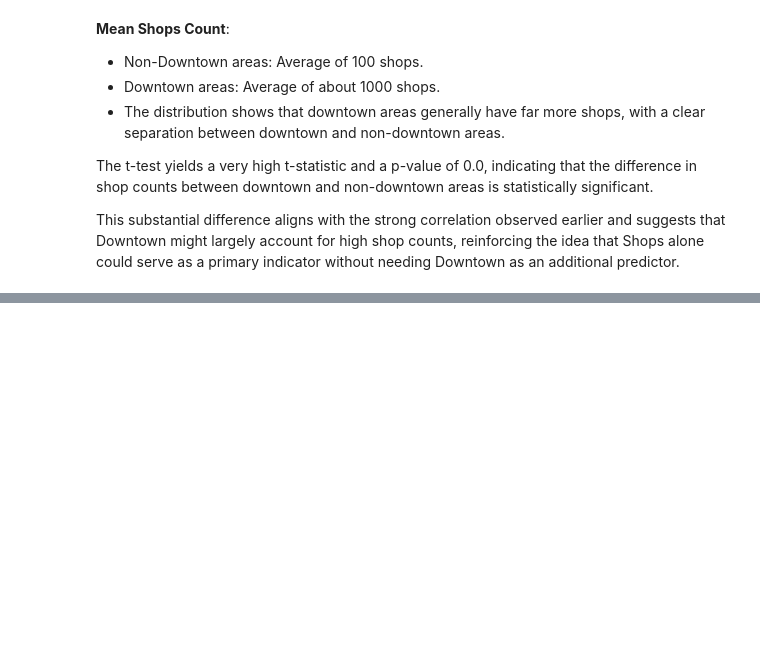
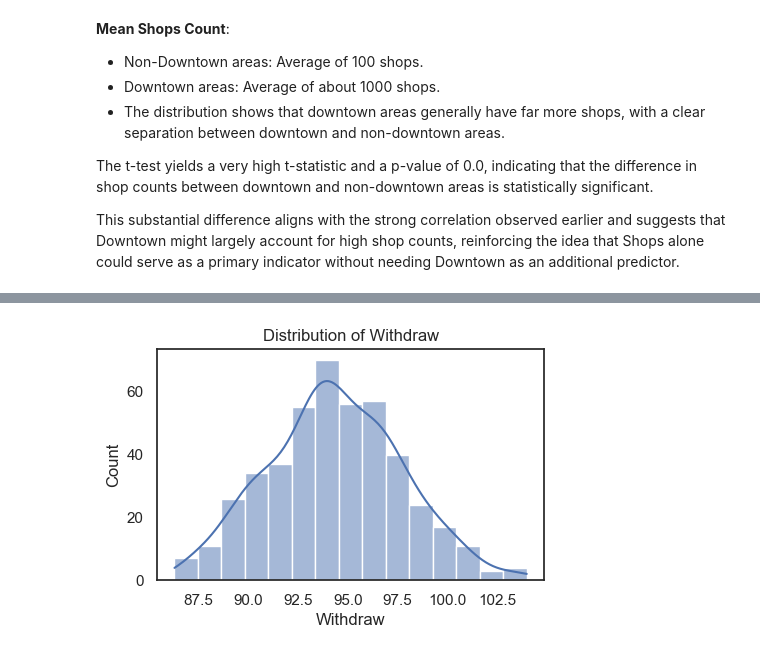
Before and after one commit to ekg-21/econ3203_Y, a Jupyter notebook: eda_notebook.ipynb, the cells around one changed output, grey strips where cells are left out. Saved outputs shown, nothing was run; the diff lists cells and outputs as text; code cells hidden in the pictures; blank space fills up the shorter version.

```diff
--- a/eda_notebook.ipynb
+++ b/eda_notebook.ipynb
@@ -379,0 +441,10 @@ This substantial difference aligns with the strong correlation observed earlier
+# %%
+"""
+Maybe actually 86
+"""
+high_withdraw = atm[atm['Withdraw'] > 86].copy()
+sns.histplot(high_withdraw['Withdraw'], kde=True)
+plt.title('Distribution of Withdraw')
+plt.show()
+# %% [output]
+[figure, added]
```
Also changed, not shown: parts of 23 cells of this notebook.
